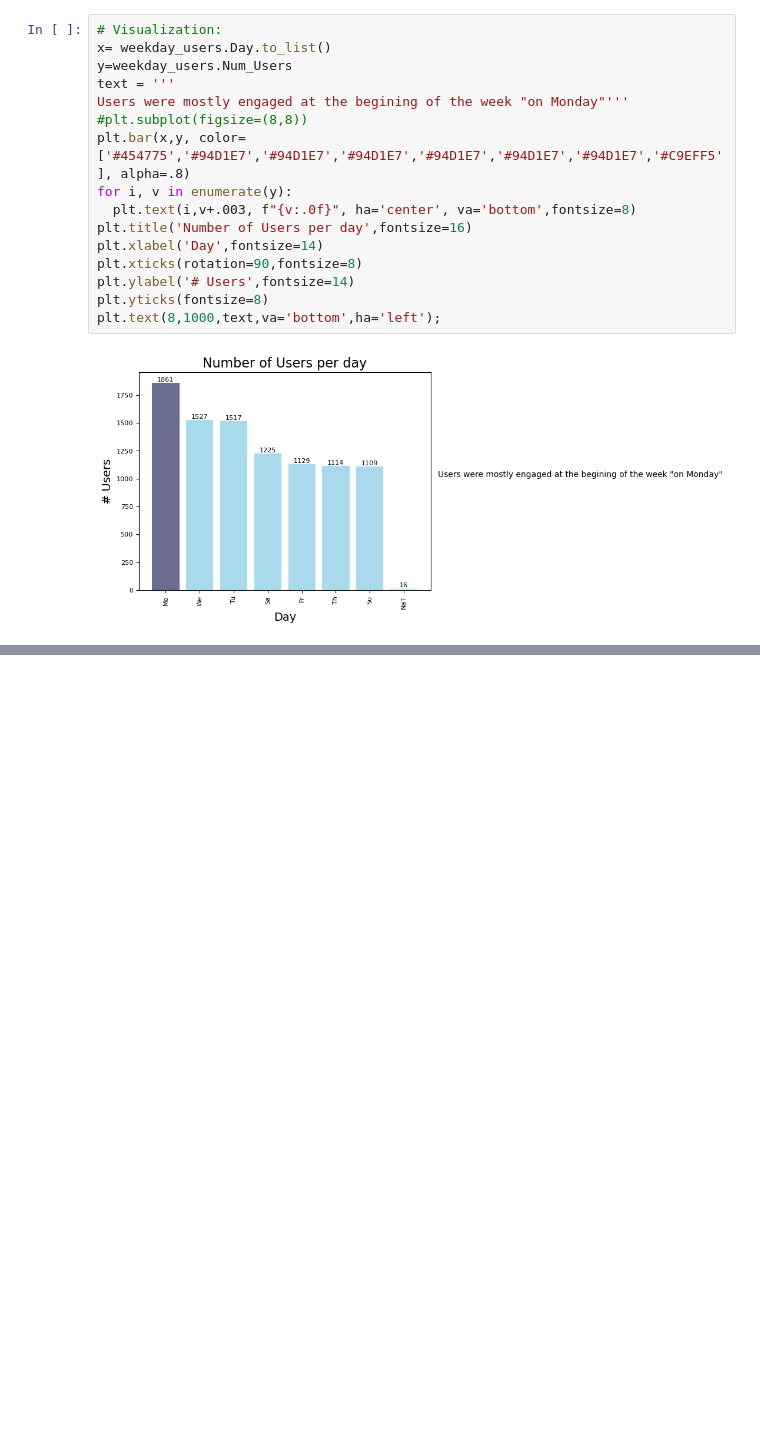
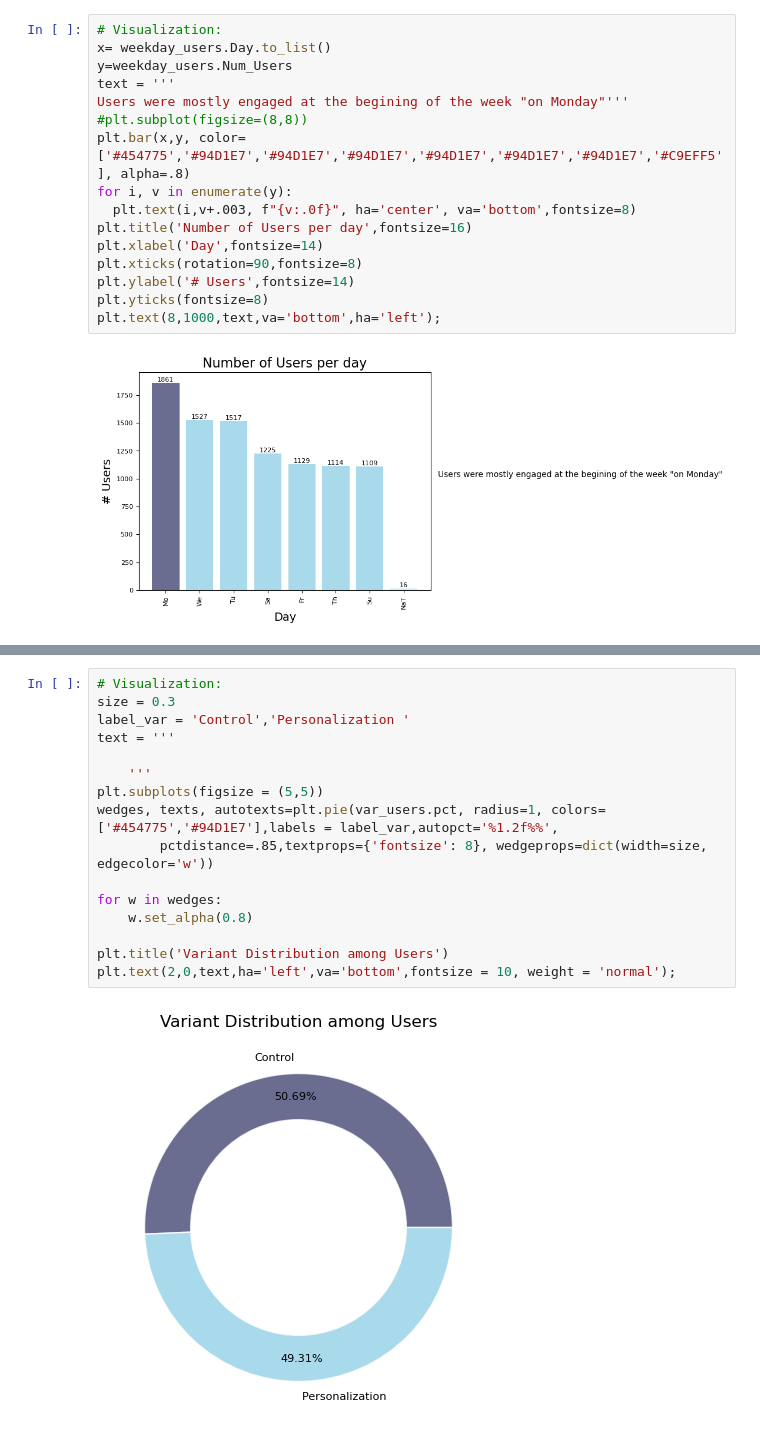
Before and after one commit to hend-a-ghafour/Analyzing_Marketing_Campaigns, a Jupyter notebook: Analyzing_Marketing_Campaigns.ipynb, the cells around one changed output, grey strips where cells are left out. Drawn from its saved outputs; the diff is of its cells as text; blank space fills up the shorter version.

```diff
--- a/Analyzing_Marketing_Campaigns.ipynb
+++ b/Analyzing_Marketing_Campaigns.ipynb
@@ -368,0 +405,18 @@ plt.text(8,1000,text,va='bottom',ha='left');
+# %%
+# Visualization:
+size = 0.3
+label_var = 'Control','Personalization '
+text = '''
+
+    '''
+plt.subplots(figsize = (5,5))
+wedges, texts, autotexts=plt.pie(var_users.pct, radius=1, colors= ['#454775','#94D1E7'],labels = label_var,autopct='%1.2f%%',
+        pctdistance=.85,textprops={'fontsize': 8}, wedgeprops=dict(width=size, edgecolor='w'))
+
+for w in wedges:
+    w.set_alpha(0.8)
+
+plt.title('Variant Distribution among Users')
+plt.text(2,0,text,ha='left',va='bottom',fontsize = 10, weight = 'normal');
+# %% [output]
+[figure, added]
```
Also changed, not shown: parts of 11 cells of this notebook.
